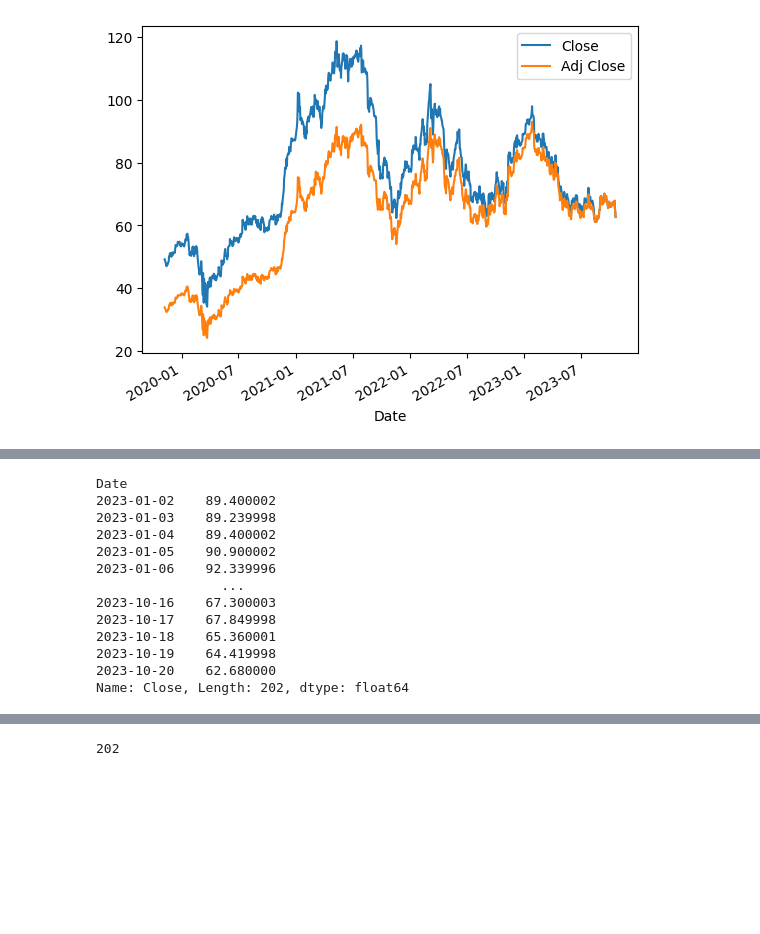
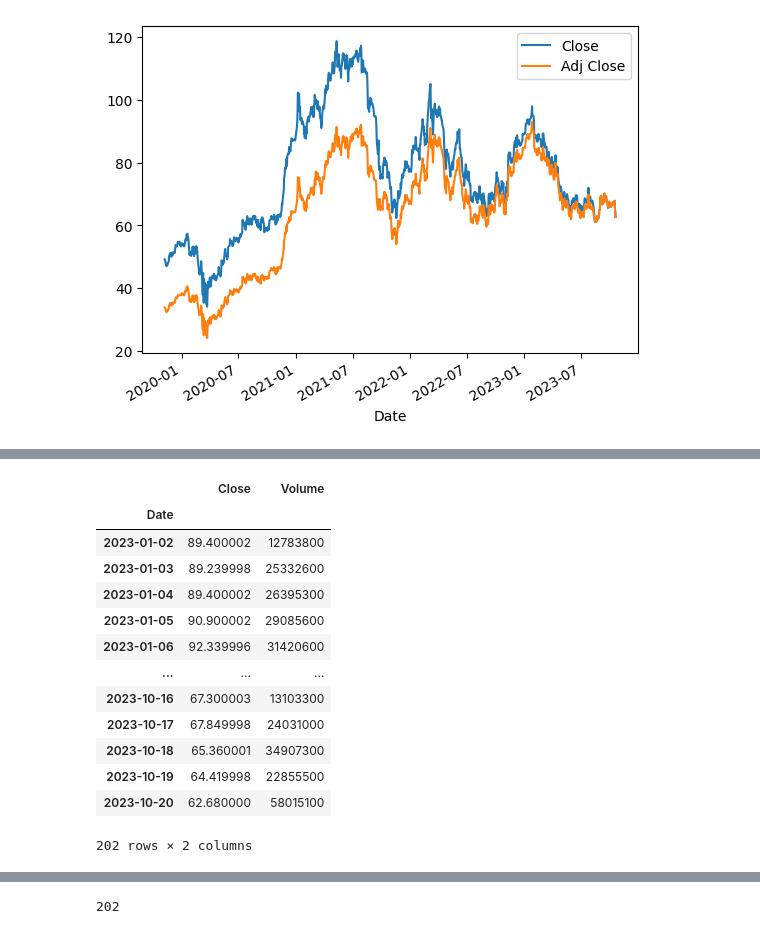
Before and after one commit to furlancad/Estudo-PMF, a Jupyter notebook: Analise_Vale3_Yahoo_Finance.ipynb, the cells around one changed output, grey strips where cells are left out. Saved outputs shown, nothing was run; the diff lists cells and outputs as text; code cells hidden in the pictures; blank space fills up the shorter version.

```diff
--- a/Analise_Vale3_Yahoo_Finance.ipynb
+++ b/Analise_Vale3_Yahoo_Finance.ipynb
@@ -765,16 +760,18 @@ vale[['Close', 'Adj Close']].iloc[5000:].plot();
 # %%
-vale['Close'].loc['2023-01-01':]
+grafico_vale = vale[['Close', 'Volume']].loc['2023-01-01':]
+grafico_vale
 # %% [output]
+|  | Close | Volume |
+| Date |  |  |
+| 2023-01-02 | 89.400002 | 12783800 |
+| 2023-01-03 | 89.239998 | 25332600 |
+| 2023-01-04 | 89.400002 | 26395300 |
+| 2023-01-05 | 90.900002 | 29085600 |
+| 2023-01-06 | 92.339996 | 31420600 |
+| ... | ... | ... |
+| 2023-10-16 | 67.300003 | 13103300 |
+| 2023-10-17 | 67.849998 | 24031000 |
+| 2023-10-18 | 65.360001 | 34907300 |
+| 2023-10-19 | 64.419998 | 22855500 |
+| 2023-10-20 | 62.680000 | 58015100 |
-Date
-2023-01-02    89.400002
-2023-01-03    89.239998
-2023-01-04    89.400002
-2023-01-05    90.900002
-2023-01-06    92.339996
-                ...
-2023-10-16    67.300003
-2023-10-17    67.849998
-2023-10-18    65.360001
-2023-10-19    64.419998
-2023-10-20    62.680000
-Name: Close, Length: 202, dtype: float64
+202 rows × 2 columns
```
Also changed, not shown: parts of 19 cells of this notebook.
